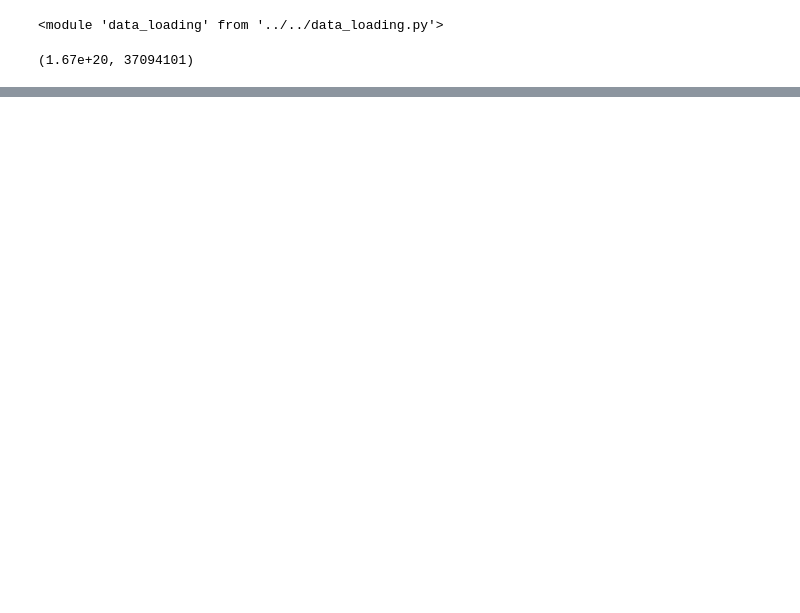
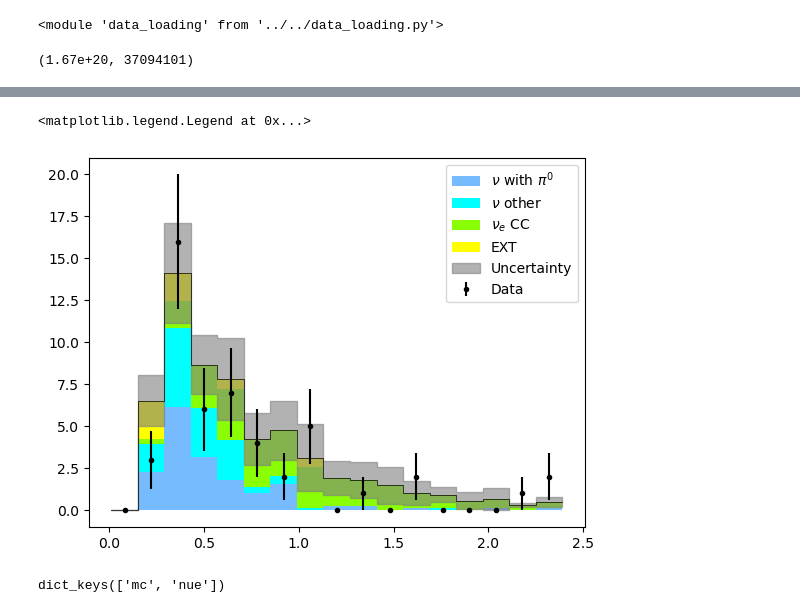
Before and after one commit to ubneutrinos/PELEE, a Jupyter notebook: sandbox/atrettin/playground.ipynb, the cells around one changed output, grey strips where cells are left out. Cells and saved outputs as stored; diff of their text form; code cells hidden in the pictures; blank space fills up the shorter version.

```diff
--- a/sandbox/atrettin/playground.ipynb
+++ b/sandbox/atrettin/playground.ipynb
@@ -173,0 +279,50 @@ MC bin counts: [ 0.          6.521883   14.14956321  8.66837211  7.80506034  4.2
+# %%
+from plotting import histogram
+reload(histogram)
+
+VARIABLE, BINS, RANGE, XTIT = "reco_e", 17, (0.01, 2.39), r"Reconstructed Energy [ GeV ]"
+labels = df["label"].unique()
+
+selection = "NPL"
+preselection = "NP"
+
+presel_query = preselection_categories[preselection]["query"]
+presel_title = preselection_categories[preselection]["title"]
+
+sel_query = selection_categories[selection]["query"]
+sel_title = selection_categories[selection]["title"]
+
+if presel_query is None:
+    query = sel_query
+    presel_title = "No Presel."
+elif sel_query is None:
+    query = presel_query
+    sel_title = "No Sel."
+else:
+    query = f"{presel_query} and {sel_query}"
+
+
+bin_edges = np.linspace(*RANGE, BINS+1)
+
+run_hist_gen = histogram.RunHistGenerator(rundata, variable=VARIABLE, binning=bin_edges, query=query)
+# %%
+data_hist = run_hist_gen.get_data_hist()
+# %%
+ext_hist = run_hist_gen.get_data_hist(type='ext')
+ext_hist.label = "EXT"
+# %%
+from plotting import histogram
+reload(histogram)
+
+mc_hists = run_hist_gen.get_mc_hists(include_multisim_errors=True, category_column="paper_category")
+pred_hists =  list(mc_hists.values()) + [ext_hist]
+ax = plot_stacked_hists(pred_hists, uncertainty_color="gray", uncertainty_label="Uncertainty")
+plot_hist(data_hist, ax=ax, label="Data", color="black", as_errorbars=True)
+ax.legend(loc="upper right")
+# %% [output]
+<matplotlib.legend.Legend at 0x...>
+[figure, added]
+# %%
+mc_hists.keys()
+# %% [output]
+dict_keys(['mc', 'nue'])
```
Also changed, not shown: parts of 13 cells of this notebook, 4 other files.
